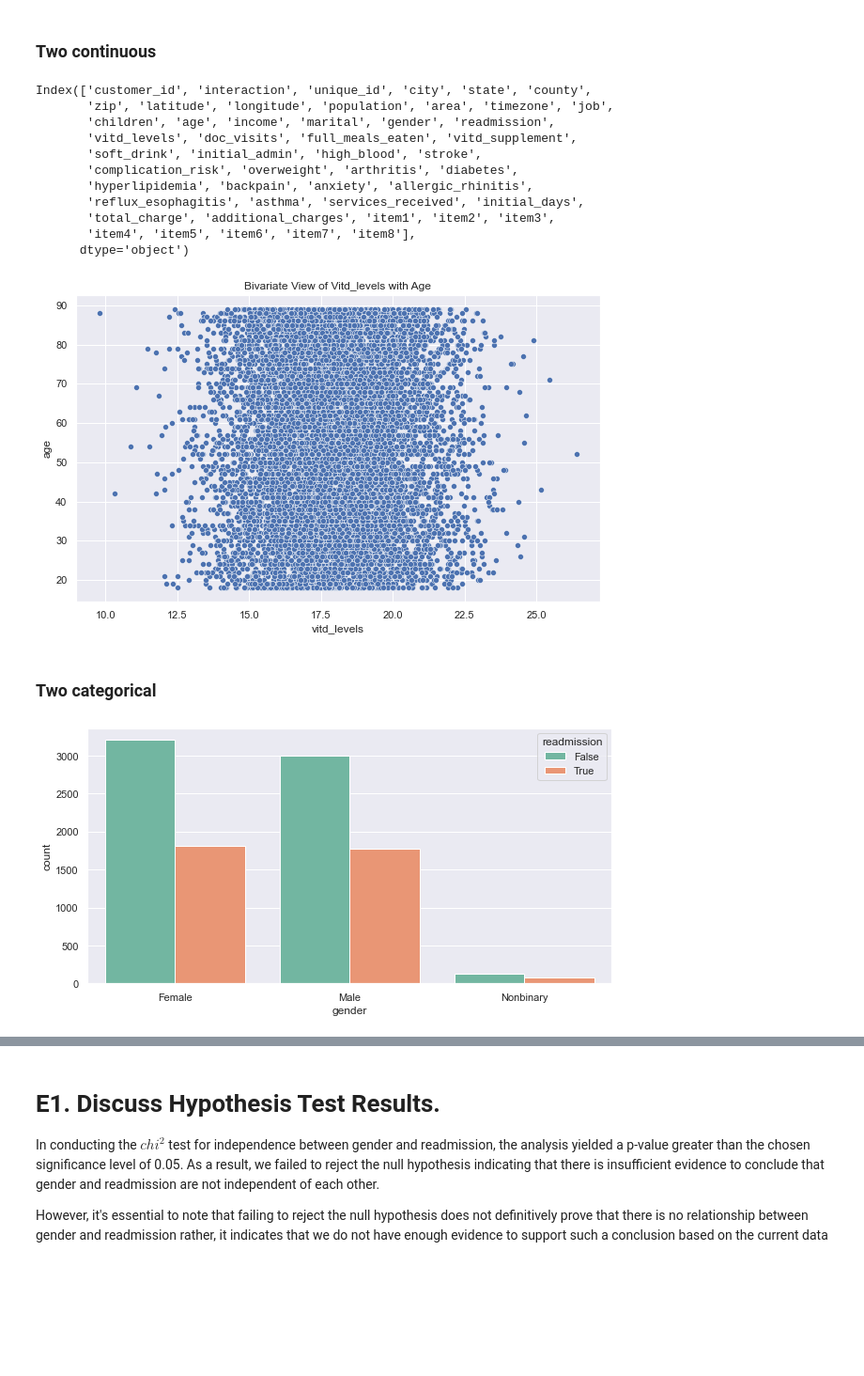
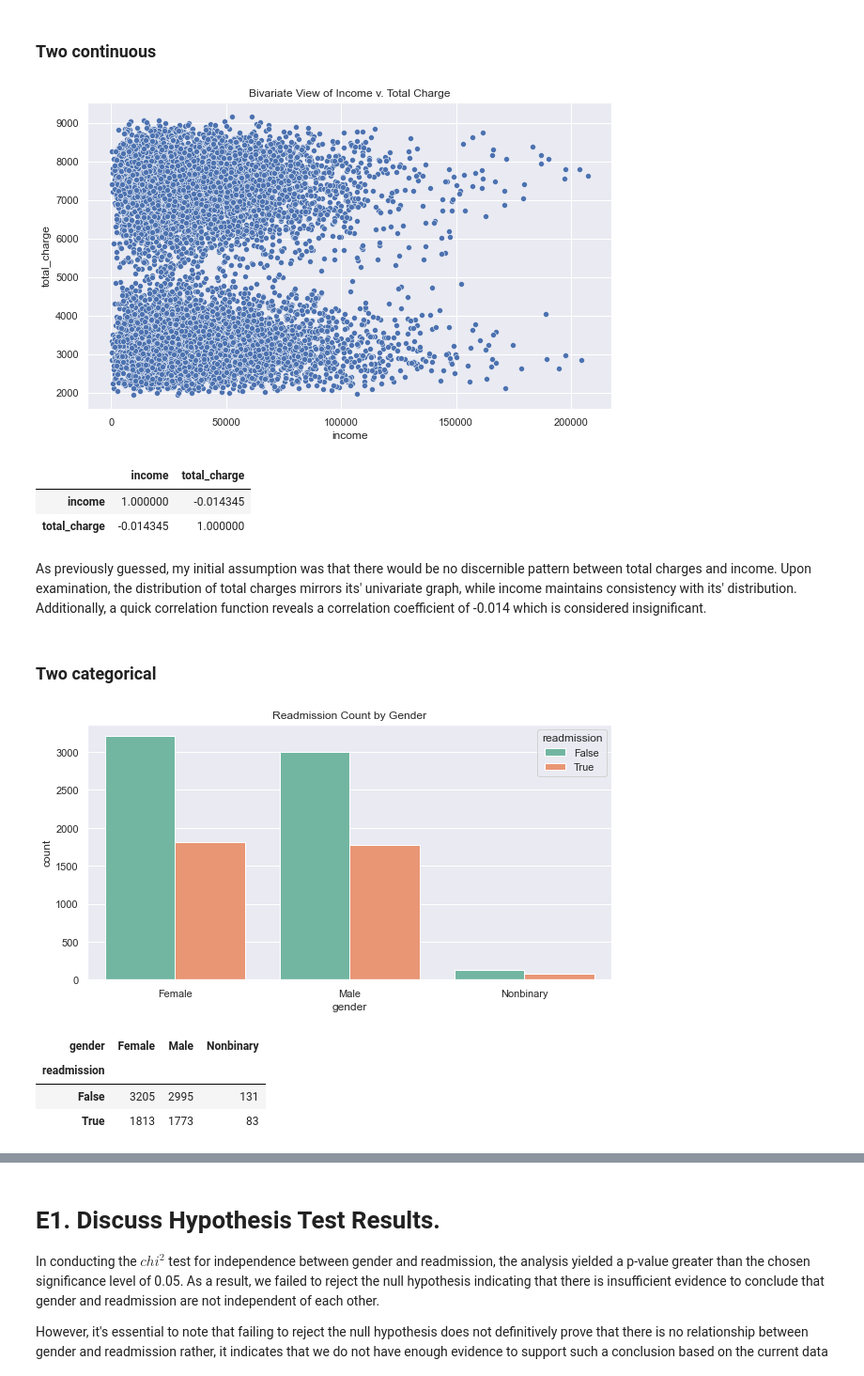
Before and after one commit to DesireeMcElroy/WGU_MSDA, a Jupyter notebook: D207-Exploratory_Data_Analysis/medical_data_explore.ipynb, the cells around one changed output, grey strips where cells are left out. Shown: that part at 94% size. Cells and saved outputs as stored; diff of their text form; code cells hidden in the pictures; blank space fills up the shorter version.

Commit message:
first revision, adding uni and bivariate stats

```diff
--- a/D207-Exploratory_Data_Analysis/medical_data_explore.ipynb
+++ b/D207-Exploratory_Data_Analysis/medical_data_explore.ipynb
@@ -246,32 +313,35 @@ plt.show()
 ## D. Identify the distribution using bivariate statistics.
 # %% [markdown]
 ### Two continuous
-# %%
-df.columns
-# %% [output]
-Index(['customer_id', 'interaction', 'unique_id', 'city', 'state', 'county',
-       'zip', 'latitude', 'longitude', 'population', 'area', 'timezone', 'job',
-       'children', 'age', 'income', 'marital', 'gender', 'readmission',
-       'vitd_levels', 'doc_visits', 'full_meals_eaten', 'vitd_supplement',
-       'soft_drink', 'initial_admin', 'high_blood', 'stroke',
-       'complication_risk', 'overweight', 'arthritis', 'diabetes',
-       'hyperlipidemia', 'backpain', 'anxiety', 'allergic_rhinitis',
-       'reflux_esophagitis', 'asthma', 'services_received', 'initial_days',
-       'total_charge', 'additional_charges', 'item1', 'item2', 'item3',
-       'item4', 'item5', 'item6', 'item7', 'item8'],
-      dtype='object')
 # %%
 plt.figure(figsize=(10,6))
-plt.title('Bivariate View of Vitd_levels with Age')
-sns.scatterplot(data=df, x='vitd_levels', y='age')
+plt.title('Bivariate View of Income v. Total Charge')
+sns.scatterplot(data=df, x='income', y='total_charge')
 plt.show()
 # %% [output]
-[figure, old version]
+[figure, new version]
+# %%
+# get bivariate statistics for income versus total charge
+df[['income', 'total_charge']].corr()
+# %% [output]
+|  | income | total_charge |
+| income | 1.000000 | -0.014345 |
+| total_charge | -0.014345 | 1.000000 |
+# %% [markdown]
+As previously guessed, my initial assumption was that there would be no discernible pattern between total charges and income. Upon examination, the distribution of total charges mirrors its' univariate graph, while income maintains consistency with its' distribution. Additionally, a quick correlation function reveals a correlation coefficient of -0.014 which is considered insignificant.
 # %% [markdown]
 ### Two categorical
 # %%
 plt.figure(figsize=(10, 5))
+plt.title('Readmission Count by Gender')
 sns.countplot(data=df, hue='readmission', x='gender', palette="Set2")
 plt.show()
 # %% [output]
-[figure, old version]
+[figure, new version]
+# %%
+pd.crosstab(df.readmission, df.gender)
+# %% [output]
+| gender | Female | Male | Nonbinary |
+| readmission |  |  |  |
+| False | 3205 | 2995 | 131 |
+| True | 1813 | 1773 | 83 |
```
Also changed, not shown: parts of 14 cells of this notebook.
